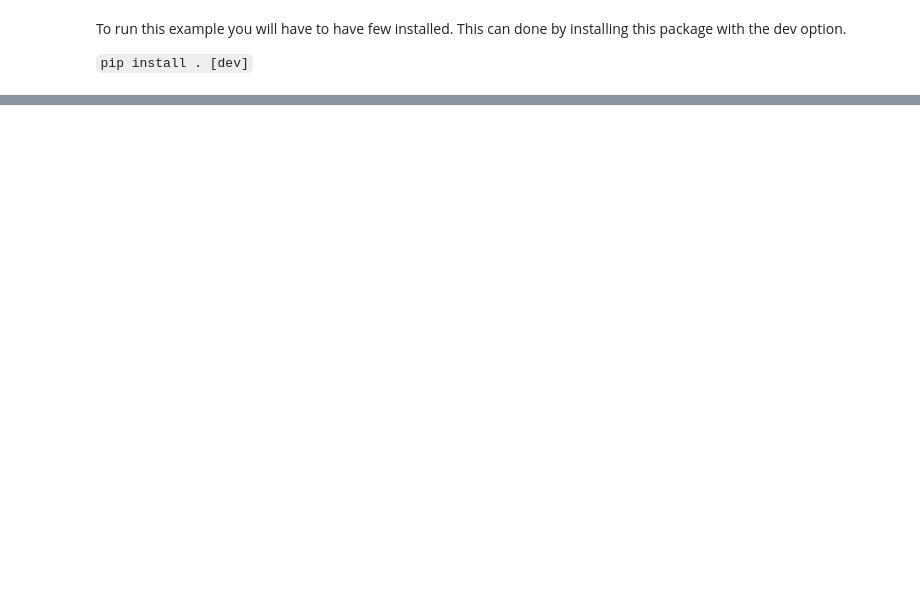
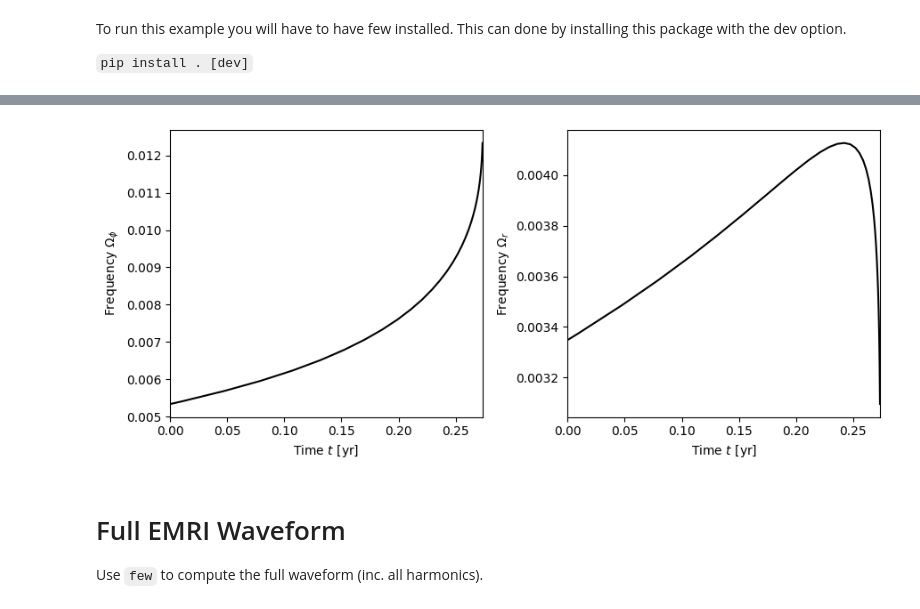
Before and after one commit to cjm96/Time_Frequency_Waveforms, a Jupyter notebook: docs/source/emri_example.ipynb, the cells around one changed output, grey strips where cells are left out. Saved outputs shown, nothing was run; the diff lists cells and outputs as text; code cells hidden in the pictures; blank space fills up the shorter version.

Commit message:
emri example

```diff
--- a/docs/source/emri_example.ipynb
+++ b/docs/source/emri_example.ipynb
@@ -70,0 +77,16 @@ new_phase_evolution = spline(t_new)
+# %%
+fig, axes = plt.subplots(figsize=(9,4), ncols=2)
+for i, phase in enumerate([Phi_phi, Phi_r]):
+    axes[i].plot(t/3.154e7, np.gradient(phase, t), 'k-')
+    axes[i].set_xlabel(r"Time $t$ [yr]")
+    label = [r"$\Omega_\phi$", r"$\Omega_r$"][i]
+    axes[i].set_ylabel(r"Frequency "+label)
+    axes[i].set_xlim(0, t[-1]/3.154e7)
+plt.tight_layout()
+plt.show()
+# %% [output]
+[figure, added]
+# %% [markdown]
+# Full EMRI Waveform
+
+Use `few` to compute the full waveform (inc. all harmonics).
```
Also changed, not shown: parts of 37 cells of this notebook.
